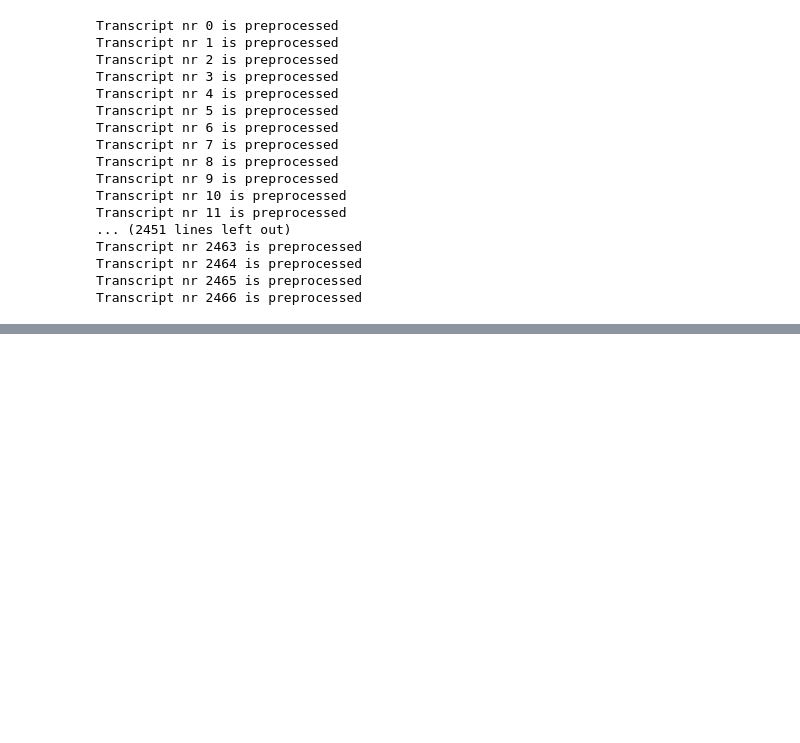
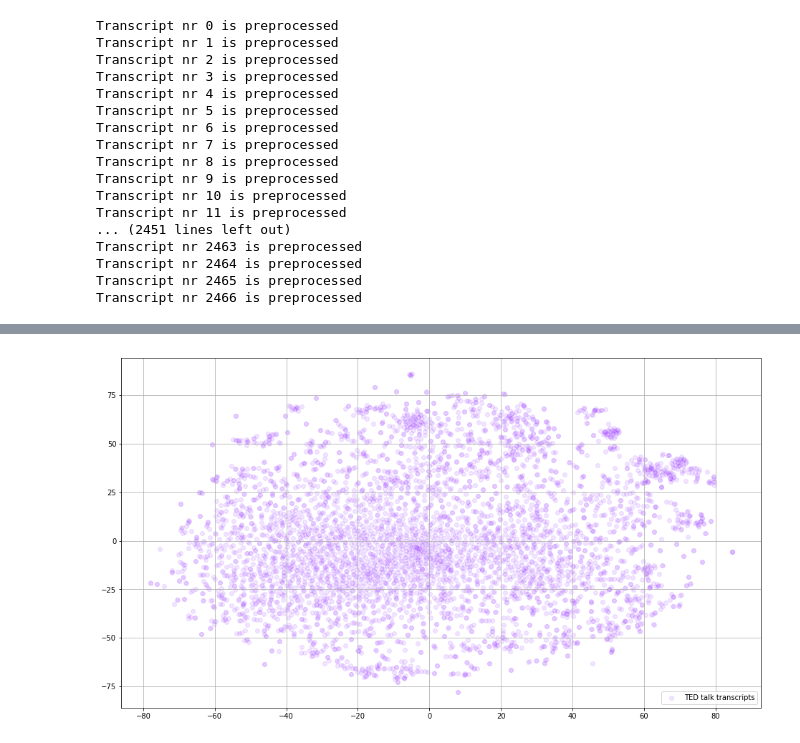
Before and after one commit to mekiii/word2vec, a Jupyter notebook: word_embeddings_2.ipynb, the cells around one changed output, grey strips where cells are left out. Cells and saved outputs as stored; diff of their text form; code cells hidden in the pictures; blank space fills up the shorter version.

```diff
--- a/word_embeddings_2.ipynb
+++ b/word_embeddings_2.ipynb
@@ -214,4 +204,7 @@ sentences[0]
 # %%
 for num, sent in enumerate(sentences):
   sentences[num] = remove_special_characters(sentences[num])
+# %%
+for num, sent in enumerate(sentences):
+  sentences[num] = remove_stopwords(sentences[num])
 # %%
@@ -244,9 +267,9 @@ sorted(word_freq, key=word_freq.get, reverse=True)[:10]
 import multiprocessing
 cores = multiprocessing.cpu_count()
 
-w2v_model = Word2Vec(min_count=20,
+w2v_model = Word2Vec(min_count=50,
                      window=2,
-                     size=300,
+                     size=50,
                      sample=6e-5,
                      alpha=0.03,
                      min_alpha=0.0007,
@@ -307,0 +370,33 @@ Get already trained model
+# %%
+from sklearn.manifold import TSNE
+import numpy as np
+import matplotlib.pyplot as plt
+import matplotlib.cm as cm
+% matplotlib inline
+
+words_ak = []
+embeddings_ak = []
+for word in list(w2v_model.wv.vocab):
+    embeddings_ak.append(w2v_model.wv[word])
+    words_ak.append(word)
+
+tsne_ak_2d = TSNE(perplexity=30, n_components=2, init='pca', n_iter=3500, random_state=32)
+embeddings_ak_2d = tsne_ak_2d.fit_transform(embeddings_ak)
+
+def tsne_plot_2d(label, embeddings, words=[], a=1):
+    plt.figure(figsize=(16, 9))
+    colors = cm.rainbow(np.linspace(0, 1, 1))
+    x = embeddings[:,0]
+    y = embeddings[:,1]
+    plt.scatter(x, y, c=colors, alpha=a, label=label)
+    for i, word in enumerate(words):
+        plt.annotate(word, alpha=0.3, xy=(x[i], y[i]), xytext=(5, 2),
+                     textcoords='offset points', ha='right', va='bottom', size=10)
+    plt.legend(loc=4)
+    plt.grid(True)
+    plt.savefig("hhh.png", format='png', dpi=150, bbox_inches='tight')
+    plt.show()
+
+tsne_plot_2d('TED talk transcripts', embeddings_ak_2d, a=0.1)
+# %% [output]
+[figure, added]
```
Also changed, not shown: parts of 34 cells of this notebook.
